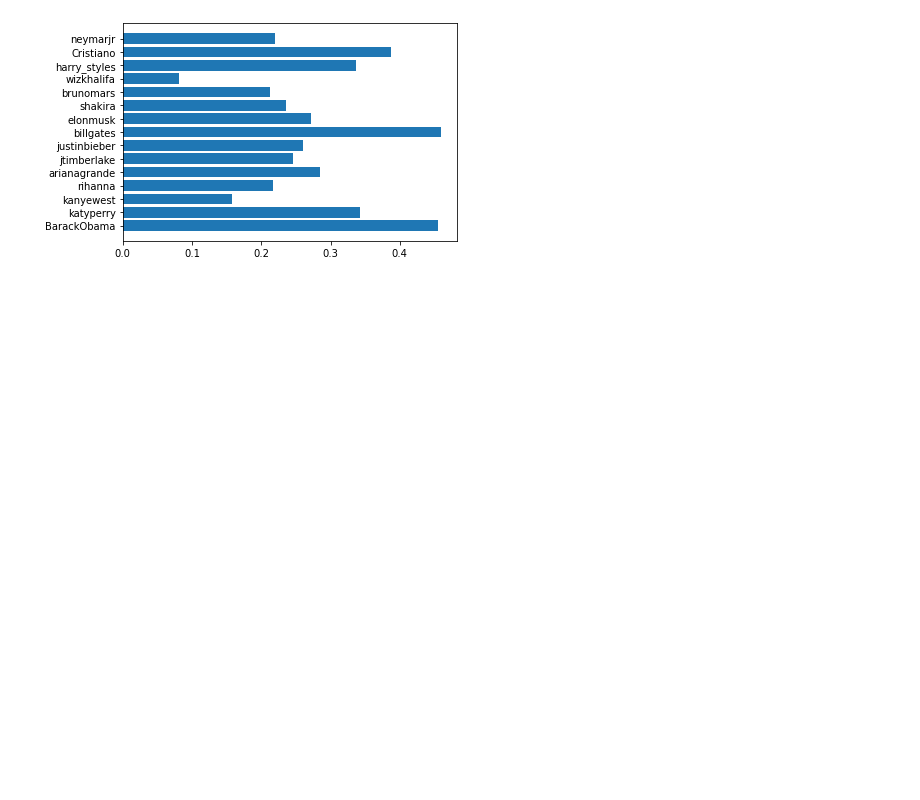
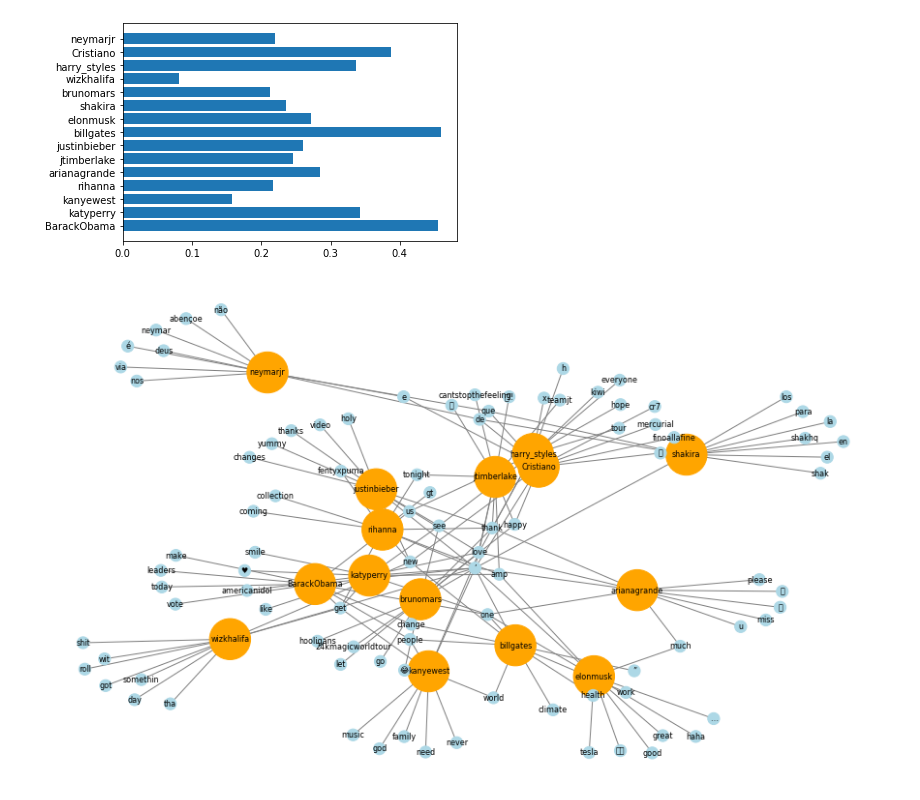
Before and after one commit to SamjhanaP/Tweet-Generator-AI, a Jupyter notebook: sentiment_analysis.ipynb, the cells around one changed output. Saved outputs shown, nothing was run; the diff lists cells and outputs as text; code cells hidden in the pictures; blank space fills up the shorter version.

```diff
--- a/sentiment_analysis.ipynb
+++ b/sentiment_analysis.ipynb
@@ -114,0 +117,40 @@ plt.show()
+# %%
+frequent_words_username = {}
+total_tweets = []
+
+for username,user_tweets in clean_tweets_dict.items():
+    df  = user_tweets["Cleaned"]
+    user_ts = df.to_numpy()
+    total_tweets.extend(user_ts)
+
+    freq_words = mostFrequentWordOf(user_ts)
+    frequent_words_username[username] = freq_words
+
+overall_frequent_word = mostFrequentWordOf(total_tweets)
+# %%
+import networkx as nx
+
+users = frequent_words_username.keys()
+G = nx.Graph()
+G.add_nodes_from(users)
+
+color_map = []
+size_map = []
+
+for i in range(len(users)):
+    color_map.append("orange")
+    size_map.append(1800)
+
+for username, counts in frequent_words_username.items():
+     for word_count in counts:
+        G.add_edge(username, word_count[0])
+
+for i in range(len(G.nodes()) - len(users)):
+    color_map.append("lightblue")
+    size_map.append(150)
+
+plt.figure(3,figsize=(12,7))
+nx.draw(G, node_color = color_map, node_size=size_map, with_labels=True, font_size=8, edge_color='grey')
+plt.show()
+# %% [output]
+[figure, added]
```
Also changed, not shown: parts of 6 cells of this notebook, 4 other files.
